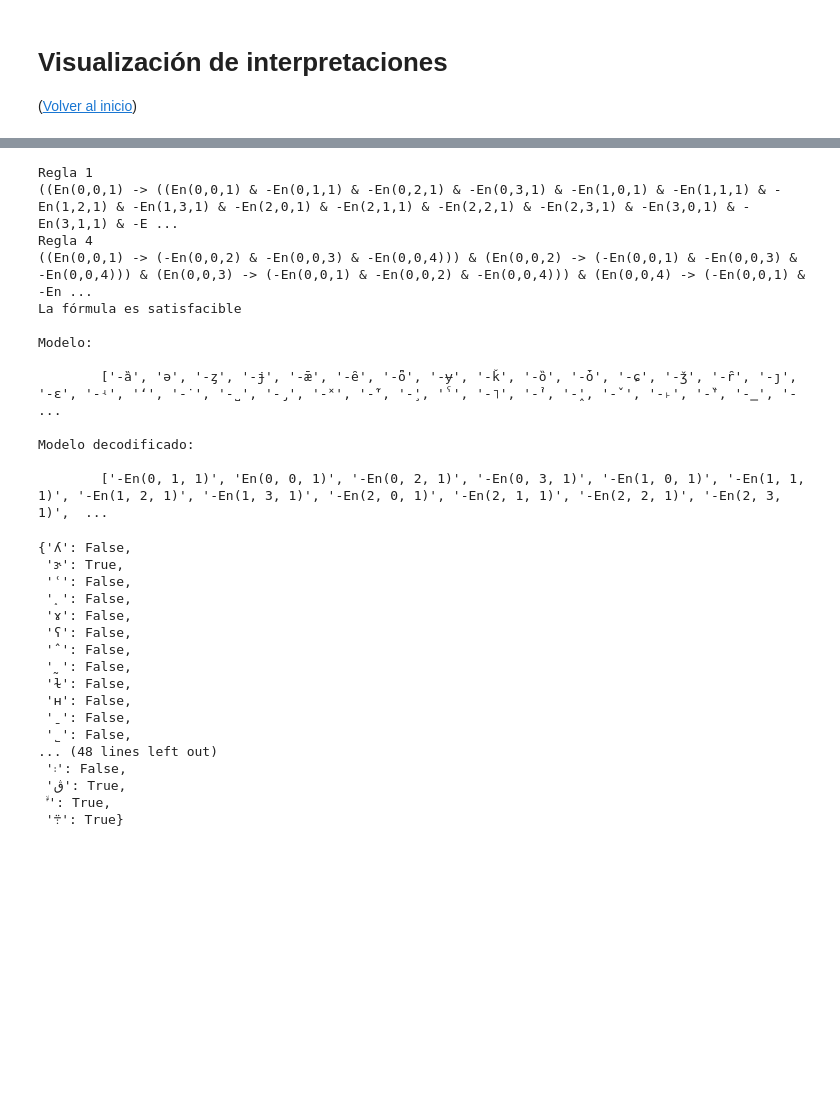
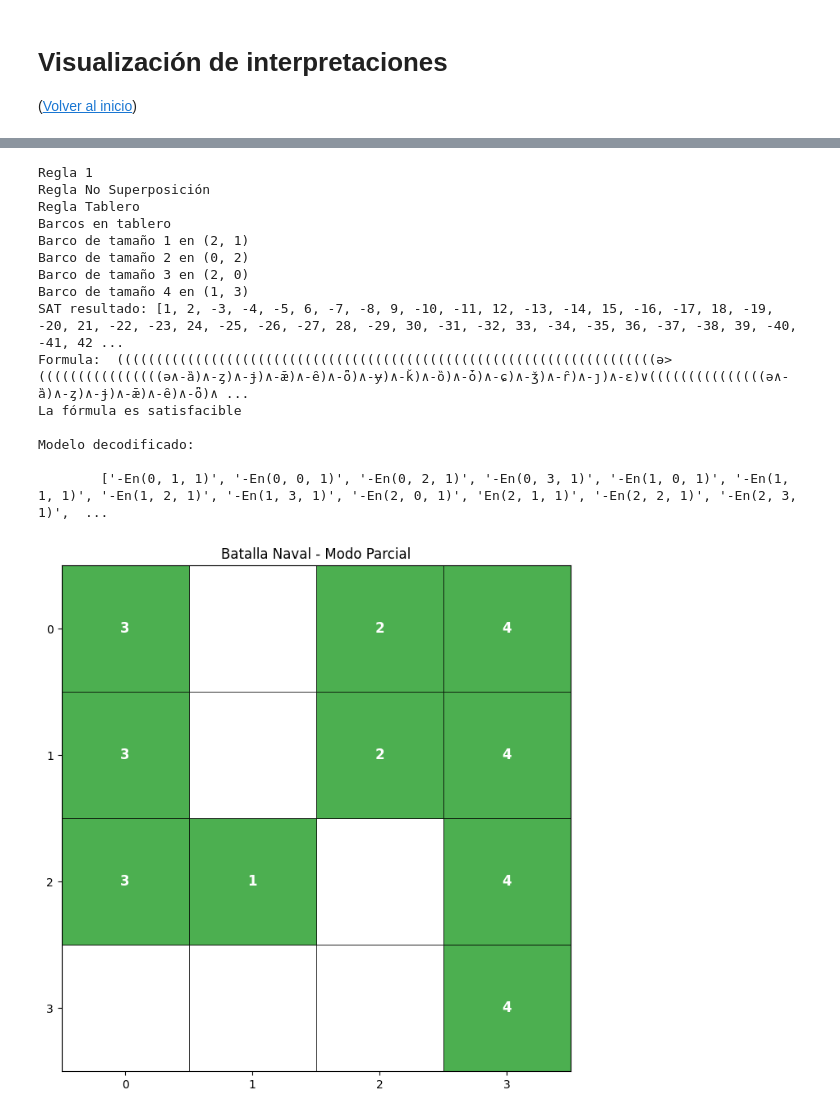
Before and after one commit to FelipePoveda9/Logica_proyecto-final, a Jupyter notebook: Visualizacion.ipynb, the cells around one changed output, grey strips where cells are left out. Saved outputs shown, nothing was run; the diff lists cells and outputs as text; code cells hidden in the pictures; blank space fills up the shorter version.

```diff
--- a/Visualizacion.ipynb
+++ b/Visualizacion.ipynb
@@ -268,52 +261,40 @@ visualizar_batalla_naval(interpretacion)"""
 # %%
 lt = LogicTester()
 regla = reglas()
 formula_lp = lt.translation_to_prover(regla)
 res = lt.SATsolve(formula_lp)
 
+print("SAT resultado:", res)
+print("Formula: ", formula_lp)
 if res == 'UNSAT':
     print('La fórmula es insatisfacible')
 else:
     print('La fórmula es satisfacible')
 
     modelo = [lt.to_numeric.literal(x) for x in res]
     modelo = [x for x in modelo if lt.to_numeric.solo_atomo(x) in lt.tseitin.atomos]
-    print(f'\nModelo:\n\n\t{modelo}')
+    #print(f'\nModelo:\n\n\t{modelo}')
 
     modelo_decodificado = [lt.to_lp.modelo_lp.decodificar(x) for x in modelo]
     print(f'\nModelo decodificado:\n\n\t{modelo_decodificado}')
+
+
+    condicion_inicial = parser.crear_interpretacion(modelo_decodificado)
+    visualizar_batalla_naval(condicion_inicial)
 # %% [output]
 Regla 1
-((En(0,0,1) -> ((En(0,0,1) & -En(0,1,1) & -En(0,2,1) & -En(0,3,1) & -En(1,0,1) & -En(1,1,1) & -En(1,2,1) & -En(1,3,1) & -En(2,0,1) & -En(2,1,1) & -En(2,2,1) & -En(2,3,1) & -En(3,0,1) & -En(3,1,1) & -E ...
-Regla 4
-((En(0,0,1) -> (-En(0,0,2) & -En(0,0,3) & -En(0,0,4))) & (En(0,0,2) -> (-En(0,0,1) & -En(0,0,3) & -En(0,0,4))) & (En(0,0,3) -> (-En(0,0,1) & -En(0,0,2) & -En(0,0,4))) & (En(0,0,4) -> (-En(0,0,1) & -En ...
+Regla No Superposición
+Regla Tablero
+Barcos en tablero
+Barco de tamaño 1 en (2, 1)
+Barco de tamaño 2 en (0, 2)
+Barco de tamaño 3 en (2, 0)
+Barco de tamaño 4 en (1, 3)
+SAT resultado: [1, 2, -3, -4, -5, 6, -7, -8, 9, -10, -11, 12, -13, -14, 15, -16, -17, 18, -19, -20, 21, -22, -23, 24, -25, -26, -27, 28, -29, 30, -31, -32, 33, -34, -35, 36, -37, -38, 39, -40, -41, 42 ...
+Formula:  (((((((((((((((((((((((((((((((((((((((((((((((((((((((((((((((((((((ǝ>((((((((((((((((ǝ∧-ȁ)∧-ȥ)∧-ɉ)∧-ǣ)∧-ȇ)∧-ȫ)∧-ɏ)∧-ǩ)∧-ȍ)∧-ȱ)∧-ɕ)∧-ǯ)∧-ȓ)∧-ȷ)∧-ɛ)∨(((((((((((((((ǝ∧-ȁ)∧-ȥ)∧-ɉ)∧-ǣ)∧-ȇ)∧-ȫ)∧ ...
 La fórmula es satisfacible
-
-Modelo:
-
-        ['-ȁ', 'ǝ', '-ȥ', '-ɉ', '-ǣ', '-ȇ', '-ȫ', '-ɏ', '-ǩ', '-ȍ', '-ȱ', '-ɕ', '-ǯ', '-ȓ', '-ȷ', '-ɛ', '-ʵ', 'ʻ', '-˙', '-˽', '-̡', '-˟', '-̃', '-̧', 'ˁ', '-˥', '-̉', '-̭', '-ˇ', '-˫', '-̏', '-̳', '- ...
 
 Modelo decodificado:
 
-        ['-En(0, 1, 1)', 'En(0, 0, 1)', '-En(0, 2, 1)', '-En(0, 3, 1)', '-En(1, 0, 1)', '-En(1, 1, 1)', '-En(1, 2, 1)', '-En(1, 3, 1)', '-En(2, 0, 1)', '-En(2, 1, 1)', '-En(2, 2, 1)', '-En(2, 3, 1)',  ...
+        ['-En(0, 1, 1)', '-En(0, 0, 1)', '-En(0, 2, 1)', '-En(0, 3, 1)', '-En(1, 0, 1)', '-En(1, 1, 1)', '-En(1, 2, 1)', '-En(1, 3, 1)', '-En(2, 0, 1)', 'En(2, 1, 1)', '-En(2, 2, 1)', '-En(2, 3, 1)',  ...
+[figure, added]
-# %%
-I = parser.crear_interpretacion(modelo_decodificado)
-I
-# %% [output]
-{'ʎ': False,
- 'ɝ': True,
- 'ʿ': False,
- '˰': False,
- 'ɤ': False,
- 'ʕ': False,
- 'ˆ': False,
- '˷': False,
- 'ɫ': False,
- 'ʜ': False,
- 'ˍ': False,
- '˾': False,
-... (48 lines left out)
- '܃': False,
- 'ڨ': True,
- 'ۙ': True,
- '܊': True}
```
Also changed, not shown: parts of 12 cells of this notebook.
